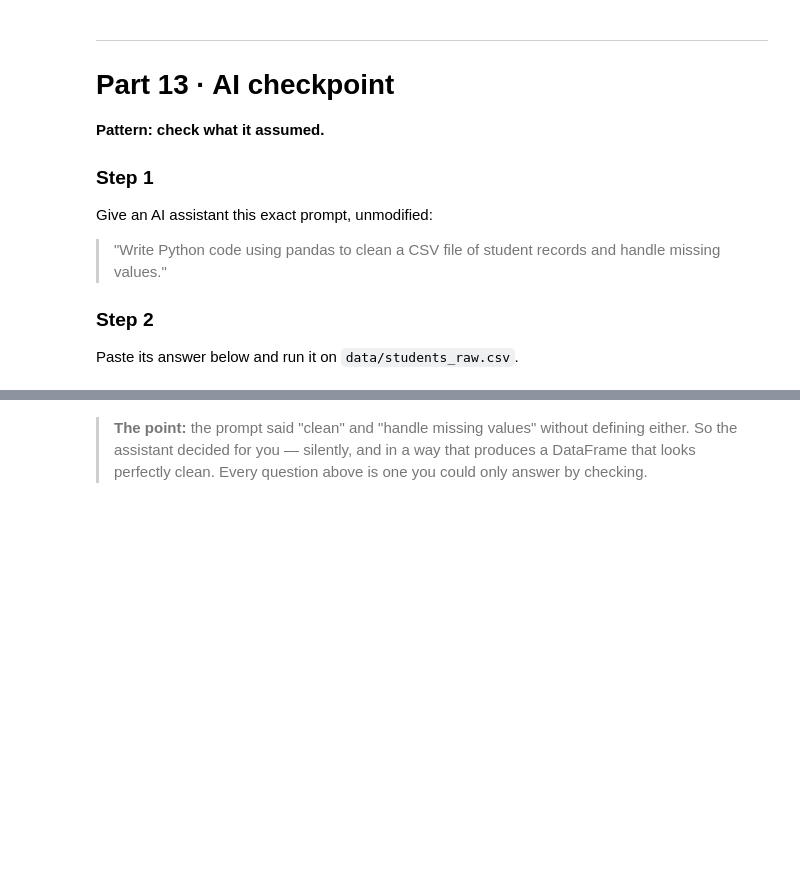
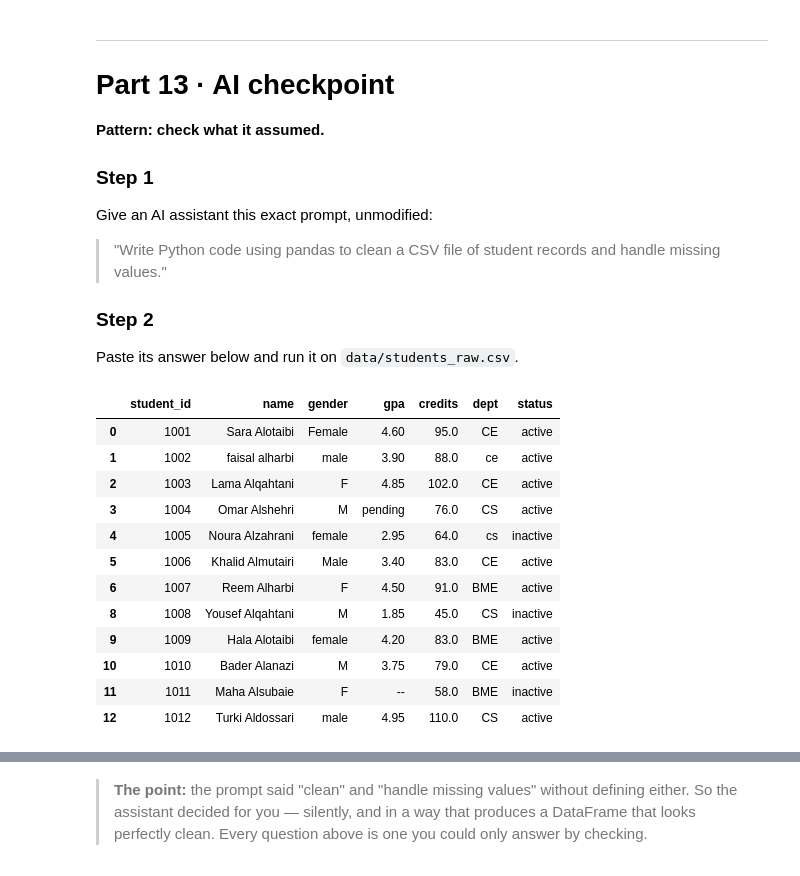
Before and after one commit to f6oomM/arti303, a Jupyter notebook: lab05.ipynb, the cells around one changed output, grey strips where cells are left out. Saved outputs shown, nothing was run; the diff lists cells and outputs as text; code cells hidden in the pictures; blank space fills up the shorter version.

Commit message:
lab05: pandas data cleaning

```diff
--- a/lab05.ipynb
+++ b/lab05.ipynb
@@ -1222,5 +1357,50 @@ Give an AI assistant this exact prompt, unmodified:
 ### Step 2
 Paste its answer below and run it on `data/students_raw.csv`.
 # %%
-# Paste the AI assistant's code here and run it on data/students_raw.csv
+import pandas as pd
+
+
+def clean_student_records(input_path, output_path):
+    """Clean a CSV of student records and handle missing values."""
+    df = pd.read_csv(input_path)
+
+    # Standardise column names
+    df.columns = df.columns.str.strip().str.lower().str.replace(" ", "_")
+
+    # Strip whitespace from text columns
+    text_cols = df.select_dtypes(include=["object", "string"]).columns
+    for col in text_cols:
+        df[col] = df[col].str.strip()
+
+    # Remove duplicate rows
+    df = df.drop_duplicates()
+
+    # Fill missing numeric values with the column median
+    for col in df.select_dtypes(include="number").columns:
+        df[col] = df[col].fillna(df[col].median())
+
+    # Fill missing text values with "Unknown"
+    for col in text_cols:
+        df[col] = df[col].fillna("Unknown")
+
+    df.to_csv(output_path, index=False)
+    return df
+
+
+ai_cleaned = clean_student_records("data/students_raw.csv", "data/students_ai_cleaned.csv")
+ai_cleaned
+# %% [output]
+|  | student_id | name | gender | gpa | credits | dept | status |
+| 0 | 1001 | Sara Alotaibi | Female | 4.60 | 95.0 | CE | active |
+| 1 | 1002 | faisal alharbi | male | 3.90 | 88.0 | ce | active |
+| 2 | 1003 | Lama Alqahtani | F | 4.85 | 102.0 | CE | active |
+| 3 | 1004 | Omar Alshehri | M | pending | 76.0 | CS | active |
+| 4 | 1005 | Noura Alzahrani | female | 2.95 | 64.0 | cs | inactive |
+| 5 | 1006 | Khalid Almutairi | Male | 3.40 | 83.0 | CE | active |
+| 6 | 1007 | Reem Alharbi | F | 4.50 | 91.0 | BME | active |
+| 8 | 1008 | Yousef Alqahtani | M | 1.85 | 45.0 | CS | inactive |
+| 9 | 1009 | Hala Alotaibi | female | 4.20 | 83.0 | BME | active |
+| 10 | 1010 | Bader Alanazi | M | 3.75 | 79.0 | CE | active |
+| 11 | 1011 | Maha Alsubaie | F | -- | 58.0 | BME | inactive |
+| 12 | 1012 | Turki Aldossari | male | 4.95 | 110.0 | CS | active |
 # %% [markdown]
```
Also changed, not shown: parts of 32 cells of this notebook.
